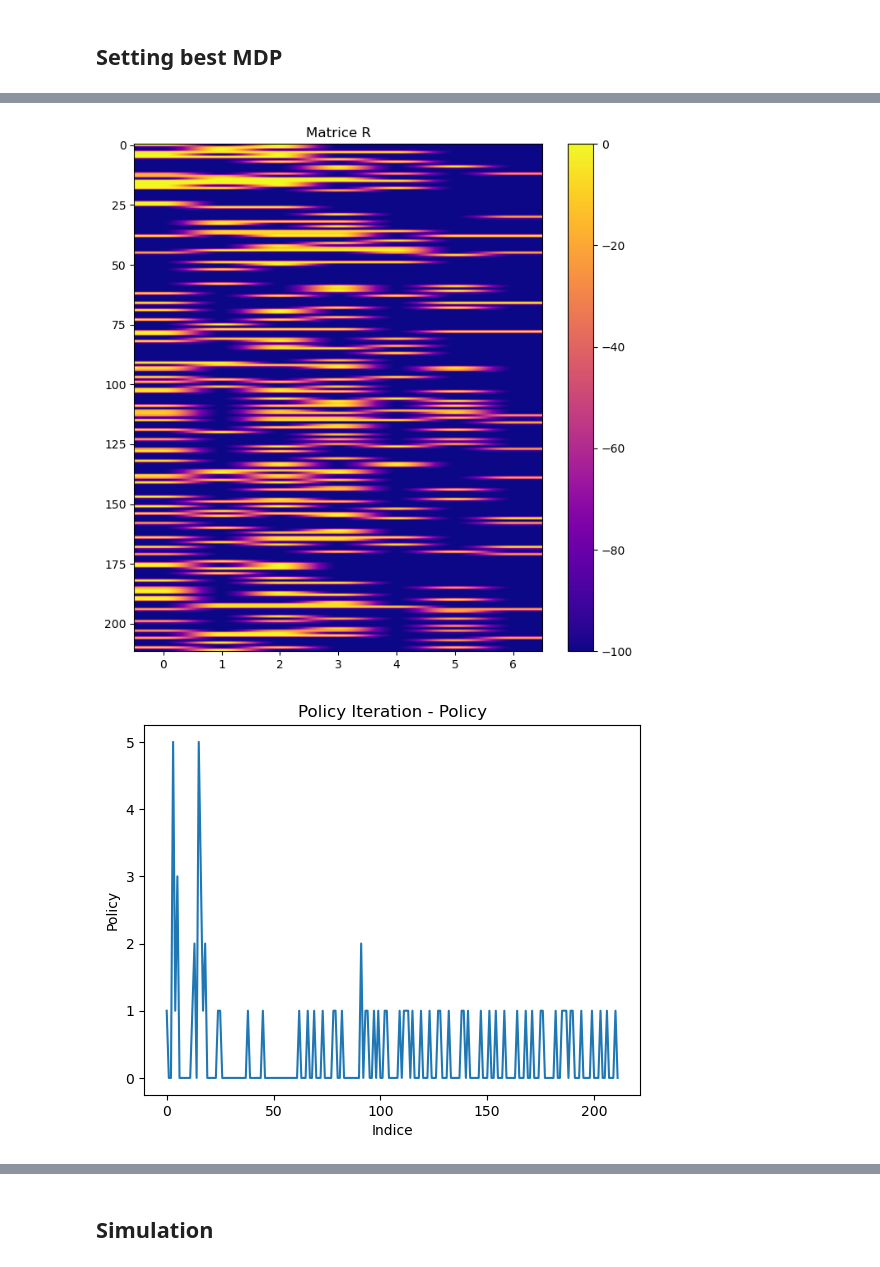
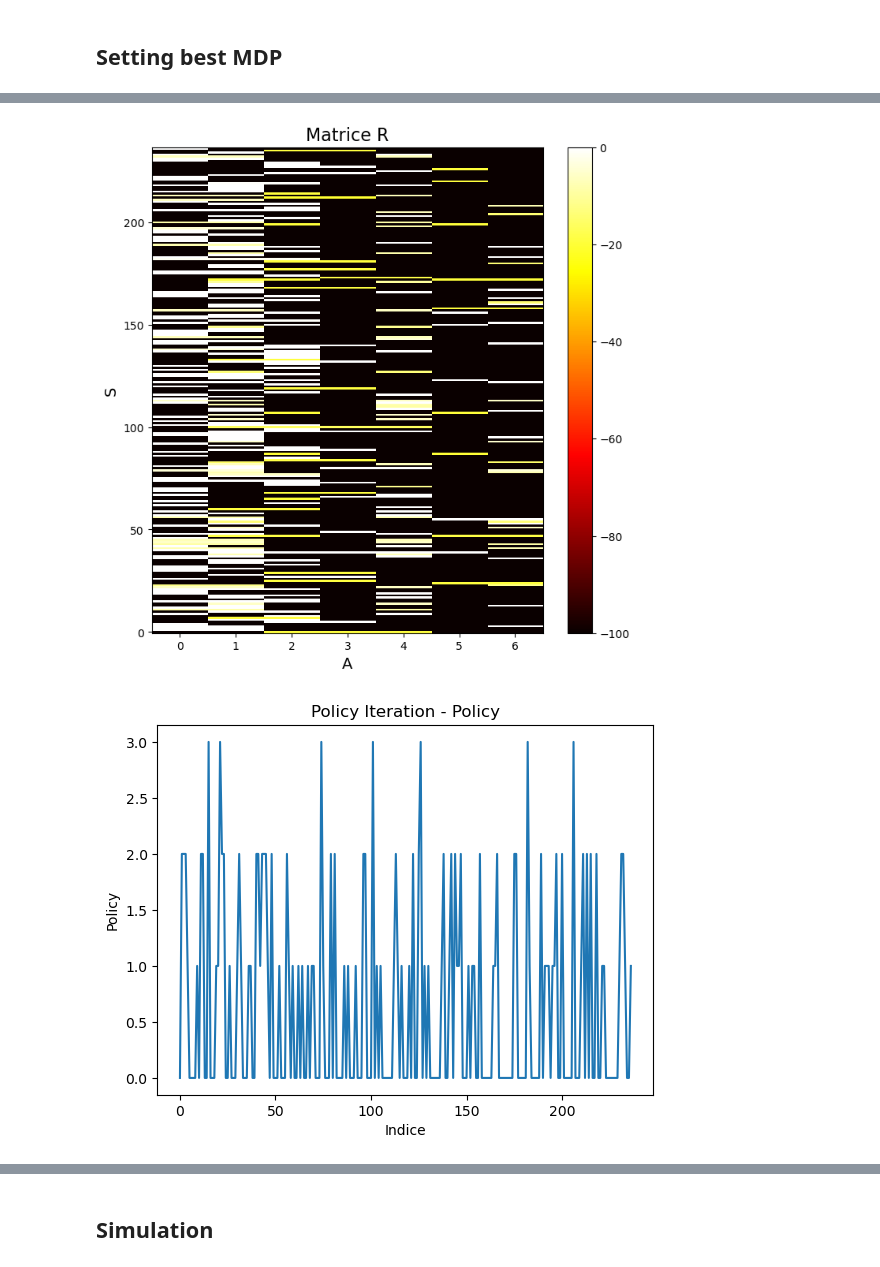
Before and after one commit to edoardorossi1995/Last_tesi, a Jupyter notebook: policy_algorithms.ipynb, the cells around one changed output, grey strips where cells are left out. Saved outputs shown, nothing was run; the diff lists cells and outputs as text; code cells hidden in the pictures.

```diff
--- a/policy_algorithms.ipynb
+++ b/policy_algorithms.ipynb
@@ -144,4 +121,2 @@ df_mdp.loc[0,'S']
 # %% [markdown]
 ## Building T
-# %%
-T, nnidx = build_T2(df_mdp)
@@ -279,8 +247,8 @@ def build_reward_array(df, df_mdp, n_clusters):
         if (current_cluster['T_M_SP_00'].mean() - current_cluster['T_AMB_mean']== 0).all():
             mean_delta_t[s] = 0
         else:
-            mean_delta_t[s] = current_cluster['T_M_SP_00'].mean() - current_cluster['T_AMB_mean'].mean()
-    print(mean_pw_m, mean_delta_t)
+            mean_delta_t[s] = abs(current_cluster['T_M_SP_00'].mean() - current_cluster['T_AMB_mean'].mean())
+    #print(mean_pw_m, mean_delta_t)
     return mean_pw_m, mean_delta_t
 
 def dp_graphs_pi(policy_1a, value_1a, policy_3a, value_3a, k):
@@ -422,3 +390,5 @@ il k significativo è identificato con k = 1-(1-e-25) [norm]
+# %%
+T, index = build_T(df_mdp)
 # %%
 n_clusters = df_mdp['S'].max() + 1
 n_actions = df_mdp['At'].max()+1
@@ -555,7 +530,7 @@ n_actions = df_mdp['At'].max()+1
 reward_array = build_reward_array(df=df_rew, df_mdp=df_mdp_norm, n_clusters=n_clusters)
 R = np.zeros((n_clusters, n_actions))
 
-k = 1-(1e-25)
+k = 1-(1e-18)
 
 for s in range(n_clusters):
     r0 = - k * reward_array[0][s] - (1-k) * reward_array[1][s]
@@ -590,16 +561,18 @@ policy_opt = policy_opt.reshape(-1)
 # %%
 plt.figure(figsize=(8, 8))
-plt.imshow(R, cmap='plasma', vmin=-100, vmax=0, aspect='auto')
+plt.imshow(R, cmap='hot', vmin=penalty, vmax=0, aspect='auto', origin='lower', interpolation='nearest')
 plt.colorbar()
-plt.title('Matrice R')
+plt.title('Matrice R', fontsize=16)
+plt.xlabel('A', fontsize=14)
+plt.ylabel('S', fontsize=14)
 plt.show()
 
 
 plt.plot(policy_opt)
 plt.xlabel('Indice')
 plt.ylabel('Policy')
 plt.title('Policy Iteration - Policy')
 plt.show()
 # %% [output]
-[figure, old version]
+[figure, new version]
-[figure, old version]
+[figure, new version]
```
Also changed, not shown: parts of 14 cells of this notebook, 48 other files.
